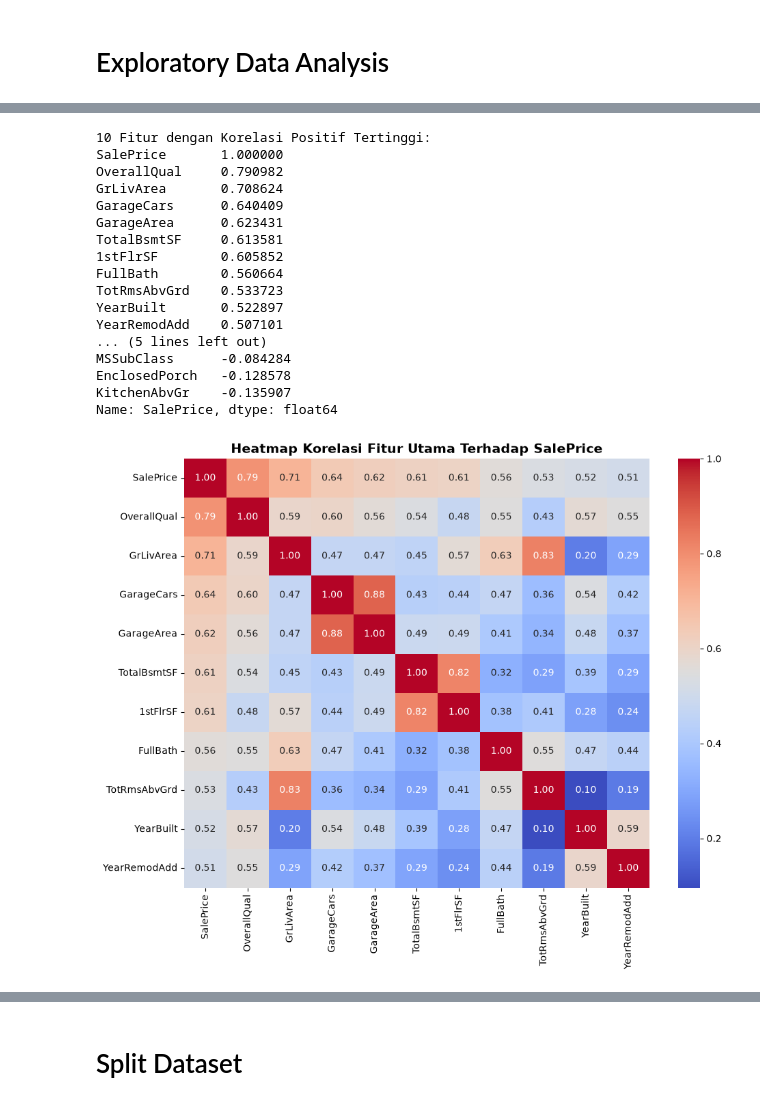
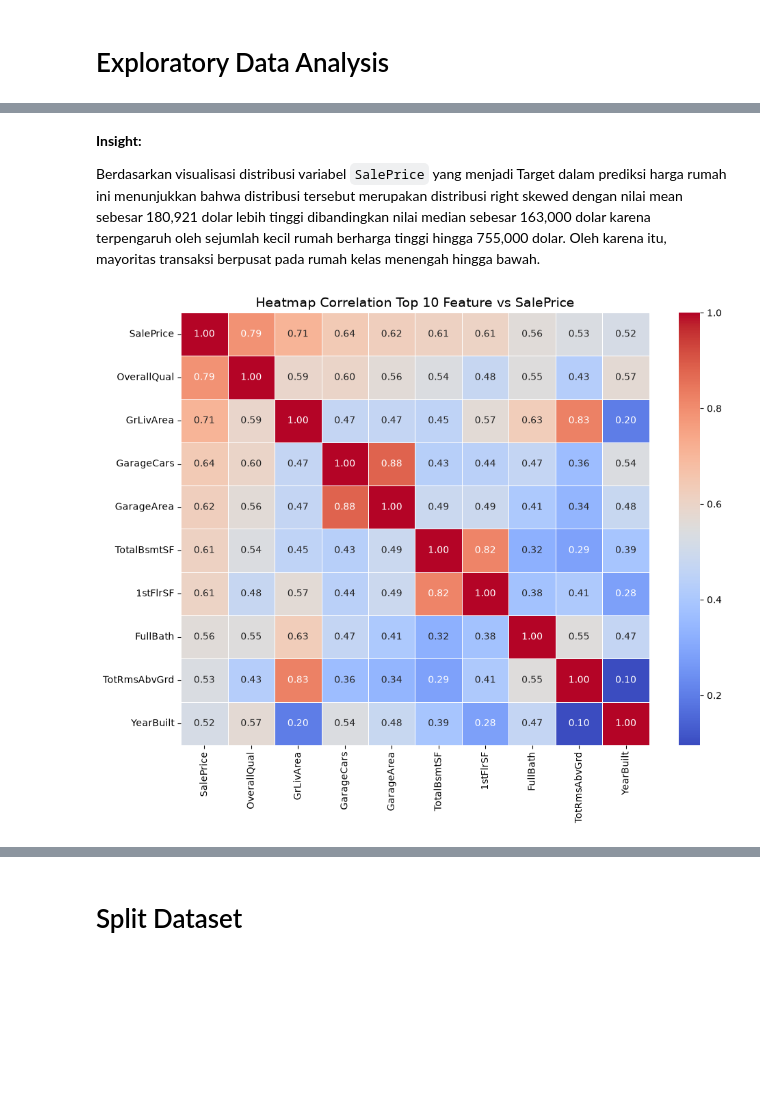
Before and after one commit to hassantaufiqurrahman/House-Price-Prediction-End-to-End-MLOps-Pipeline_Dibimbing-DSML-Batch-42_Hassan-Taufiqurrahman, a Jupyter notebook: notebooks/house_prices_prediction.ipynb, the cells around one changed output, grey strips where cells are left out. Drawn from its saved outputs; the diff is of its cells as text; code cells hidden in the pictures; blank space fills up the shorter version.

```diff
--- a/notebooks/house_prices_prediction.ipynb
+++ b/notebooks/house_prices_prediction.ipynb
@@ -99,35 +70,23 @@ Name: SalePrice, dtype: float64
+# %% [markdown]
+**Insight:**
+
+Berdasarkan visualisasi distribusi variabel `SalePrice` yang menjadi Target dalam prediksi harga rumah ini menunjukkan bahwa distribusi tersebut merupakan distribusi right skewed dengan nilai mean sebesar 180,921 dolar lebih tinggi dibandingkan nilai median sebesar 163,000 dolar karena terpengaruh oleh sejumlah kecil rumah berharga tinggi hingga 755,000 dolar. Oleh karena itu, mayoritas transaksi berpusat pada rumah kelas menengah hingga bawah.
 # %%
-# Membuat Visualisasi Analisis Korelasi
-correlations = df[num_cols].corr()["SalePrice"].sort_values(ascending=False)
-print("10 Fitur dengan Korelasi Positif Tertinggi:")
-print(correlations.head(11))
+# Identifikasi Top 10 Feature yang Paling Berkorelasi Dengan "SalePrice"
+numeric_df = df.select_dtypes(include=[np.number])
+corr = numeric_df.corr()
+top_corr_features = corr["SalePrice"].sort_values(ascending=False).head(10).index
 
-print("\n5 Fitur dengan Korelasi Terendah/Negatif:")
-print(correlations.tail(5))
-
-# Heatmap Top 10 Correlations
-top_corr_cols = correlations.head(11).index
 plt.figure(figsize=(10, 8))
-sns.heatmap(df[top_corr_cols].corr(), annot=True, fmt=".2f", cmap="coolwarm", cbar=True)
-plt.title("Heatmap Korelasi Fitur Utama Terhadap SalePrice", fontsize=14, fontweight="bold")
+sns.heatmap(
+    numeric_df[top_corr_features].corr(),
+    annot=True,
+    cmap="coolwarm",
+    fmt=".2f",
+    linewidths=0.5,
+)
+plt.title("Heatmap Correlation Top 10 Feature vs SalePrice", fontsize=14)
 plt.tight_layout()
 plt.show()
 # %% [output]
-10 Fitur dengan Korelasi Positif Tertinggi:
-SalePrice       1.000000
-OverallQual     0.790982
-GrLivArea       0.708624
-GarageCars      0.640409
-GarageArea      0.623431
-TotalBsmtSF     0.613581
-1stFlrSF        0.605852
-FullBath        0.560664
-TotRmsAbvGrd    0.533723
-YearBuilt       0.522897
-YearRemodAdd    0.507101
-... (5 lines left out)
-MSSubClass      -0.084284
-EnclosedPorch   -0.128578
-KitchenAbvGr    -0.135907
-Name: SalePrice, dtype: float64
-[figure, old version]
+[figure, new version]
```
Also changed, not shown: parts of 11 cells of this notebook.
